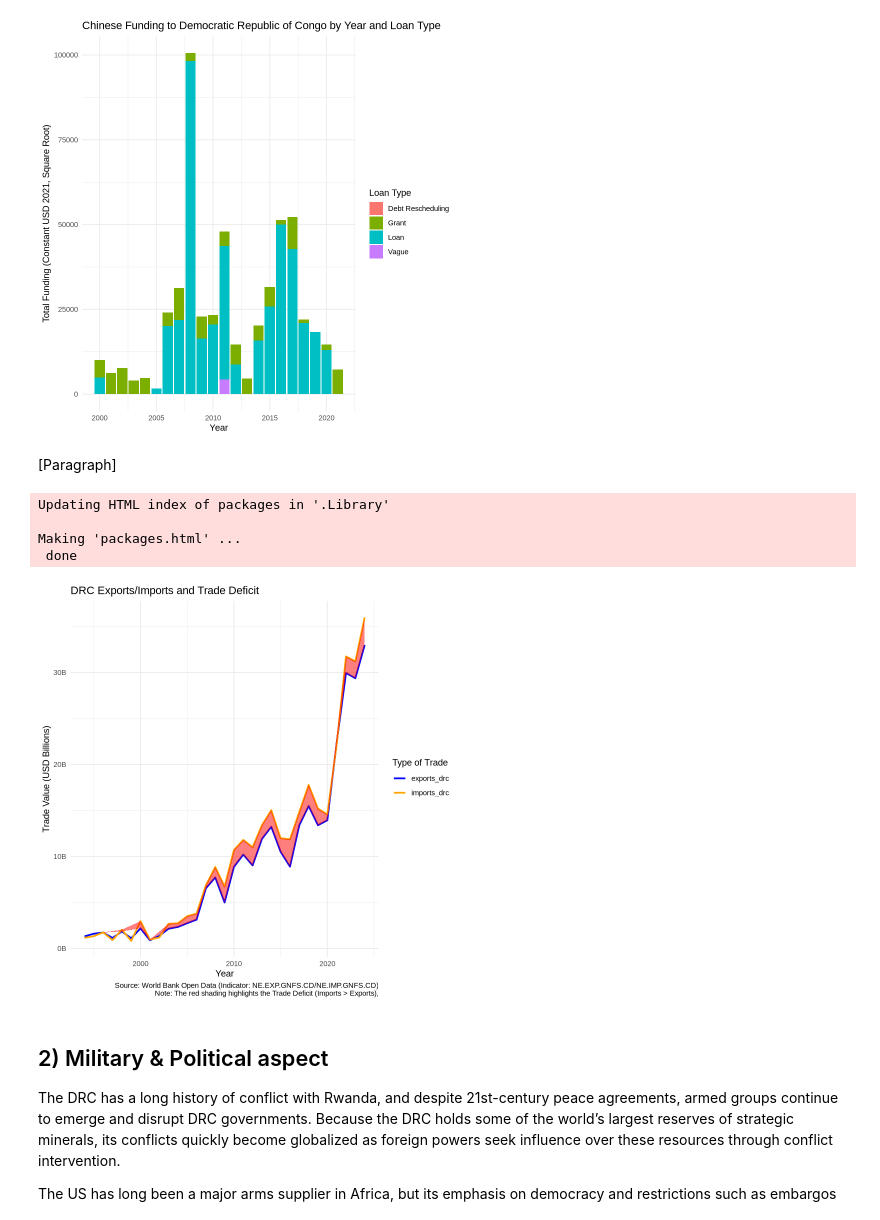
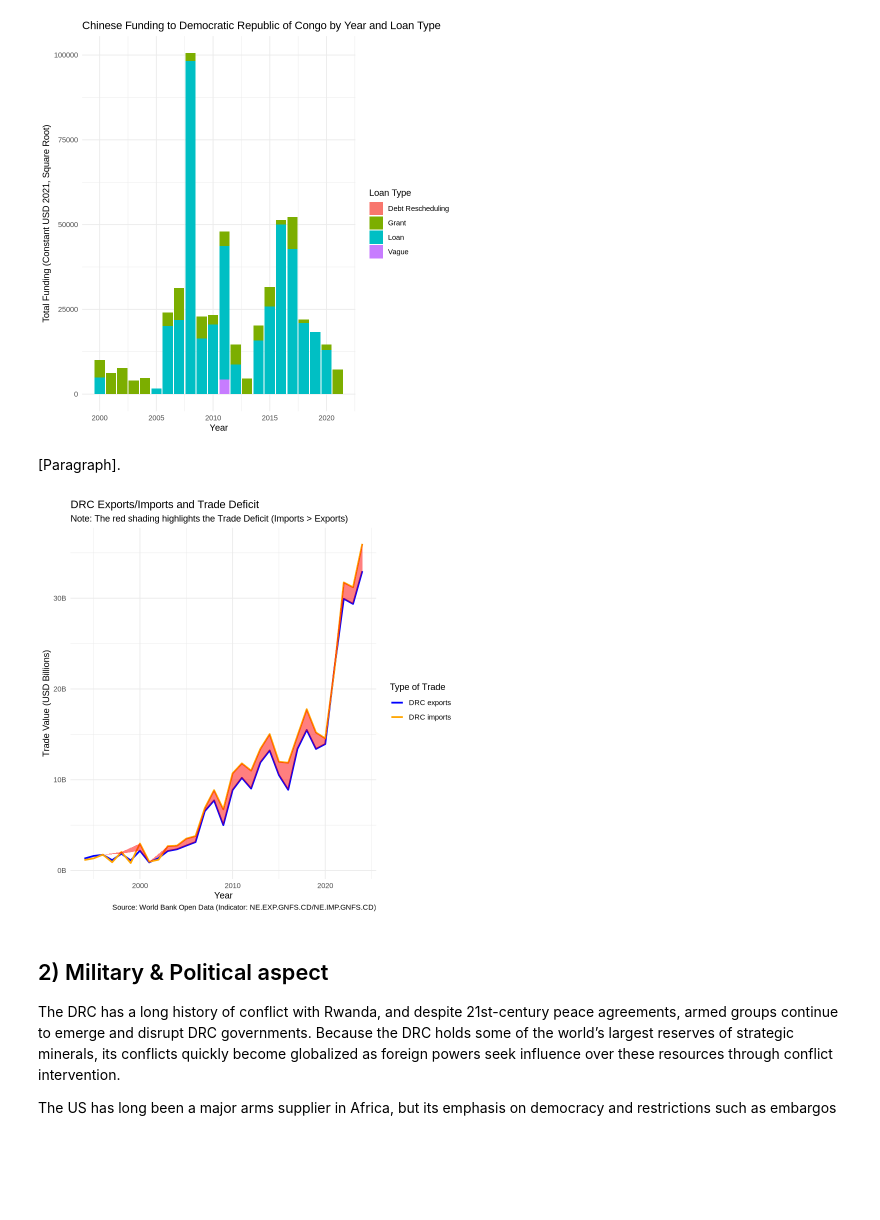
Before and after one commit to minotsp/econ-227-final-project, a Jupyter notebook: finalprojectcode.ipynb, the cells around one changed output. Drawn from its saved outputs; the diff is of its cells as text; code cells hidden in the pictures; blank space fills up the shorter version.

```diff
--- a/finalprojectcode.ipynb
+++ b/finalprojectcode.ipynb
@@ -65,46 +65,41 @@ ggplot(funding_year_type, aes(x = Year, y = sqrt(TotalFunding), fill = FlowType)
 `.groups` argument.
 [figure]
 # %% [markdown]
-[Paragraph]
+[Paragraph].
 # %%
- install.packages("WDI")
-library(WDI)
+ #install.packages("WDI")
+#library(WDI)
 
-exports <- WDI(indicator = 'NE.EXP.GNFS.CD') %>% rename(exports_drc = NE.EXP.GNFS.CD) %>% filter(!is.na(exports_drc))
+exports <- WDI(indicator = 'NE.EXP.GNFS.CD') %>% rename(`DRC exports`= NE.EXP.GNFS.CD) %>% filter(!is.na(`DRC exports`))
 
-imports <- WDI(indicator = 'NE.IMP.GNFS.CD') %>% rename(imports_drc = NE.IMP.GNFS.CD) %>% filter(!is.na(imports_drc))
+imports <- WDI(indicator = 'NE.IMP.GNFS.CD') %>% rename(`DRC imports` = NE.IMP.GNFS.CD) %>% filter(!is.na(`DRC imports`))
 
 countries <- c('CD')
 
 imports <- imports %>%
   filter(iso2c %in% countries)
 
 exports <- exports %>%
   filter(iso2c %in% countries)
 
 exports_imports <- inner_join(exports, imports, by = c('iso2c', 'iso3c', 'country', 'year'))
 
 trade_ribbon_data <- exports_imports %>%
-mutate(balance = exports_drc - imports_drc,
-    ymax_ribbon = pmax(exports_drc, imports_drc),
-    ymin_ribbon = pmin(exports_drc, imports_drc)) %>%
- pivot_longer(cols = c(exports_drc, imports_drc), names_to = "Trade_Type", values_to = "Value_USD")
+mutate(balance = `DRC exports` - `DRC imports`,
+    ymax_ribbon = pmax(`DRC exports`, `DRC imports`),
+    ymin_ribbon = pmin(`DRC exports`, `DRC imports`)) %>%
+ pivot_longer(cols = c(`DRC exports`, `DRC imports`), names_to = "Trade_Type", values_to = "Value_USD")
 
 ribbon_plot <- ggplot(trade_ribbon_data, aes(x = year)) + geom_line(aes(y = Value_USD, color = Trade_Type), linewidth = 1) +
 geom_ribbon(data = filter(trade_ribbon_data, balance < 0), aes(ymin = ymin_ribbon, ymax = ymax_ribbon), fill = "red", alpha = 0.5 ) +
-  scale_color_manual(values = c("exports_drc" = "blue", "imports_drc" = "orange")) +
+  scale_color_manual(values = c(`DRC exports` = "blue", `DRC imports` = "orange")) +
 scale_y_continuous(labels = function(x) paste0(x / 10^9, "B")) + labs(color = "Type of Trade",
-    title = "DRC Exports/Imports and Trade Deficit", x = "Year", y = "Trade Value (USD Billions)", color = "Trade",
-  caption = paste("Source: World Bank Open Data (Indicator: NE.EXP.GNFS.CD/NE.IMP.GNFS.CD)", "Note: The red shading highlights the Trade Deficit (Imports > Exports),",
-      sep = "\n")) + theme_minimal()
+    title = "DRC Exports/Imports and Trade Deficit", x = "Year", y = "Trade Value (USD Billions)", color = "Trade", subtitle = "Note: The red shading highlights the Trade Deficit (Imports > Exports)",
+  caption = paste("Source: World Bank Open Data (Indicator: NE.EXP.GNFS.CD/NE.IMP.GNFS.CD)", sep = "\n")) + theme_minimal()
 
 ribbon_plot
 # %% [output]
-Updating HTML index of packages in '.Library'
-
-Making 'packages.html' ...
- done
-[figure, old version]
+[figure, new version]
 # %% [markdown]
 ## 2) Military & Political aspect
 
```
Also changed, not shown: parts of 3 cells of this notebook.
